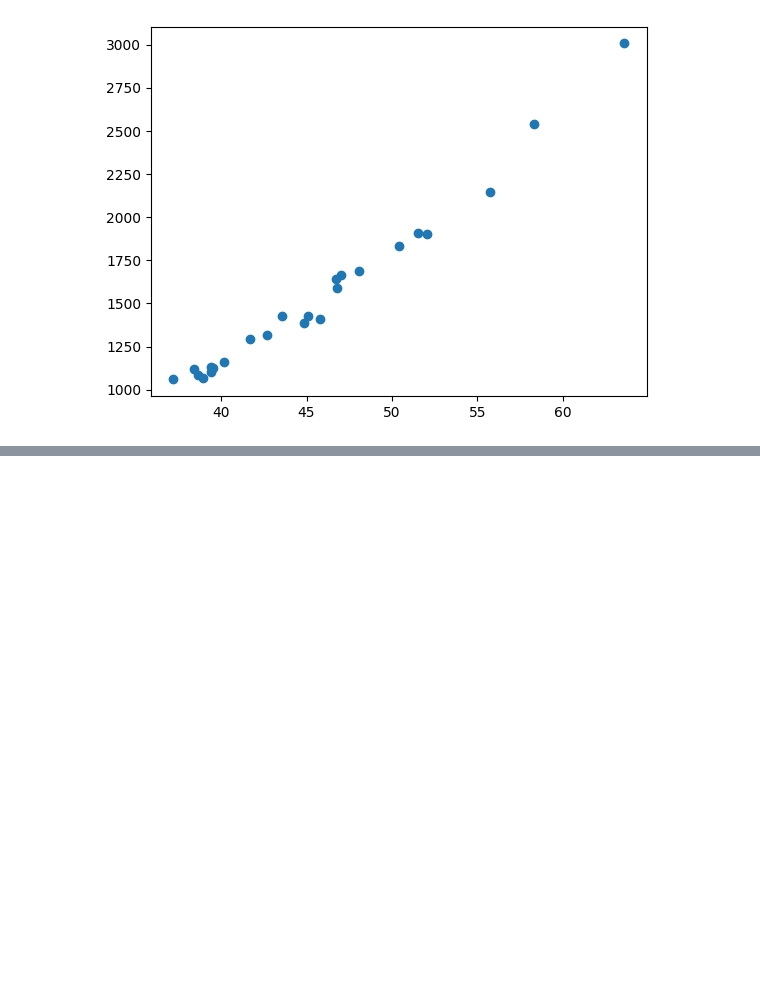
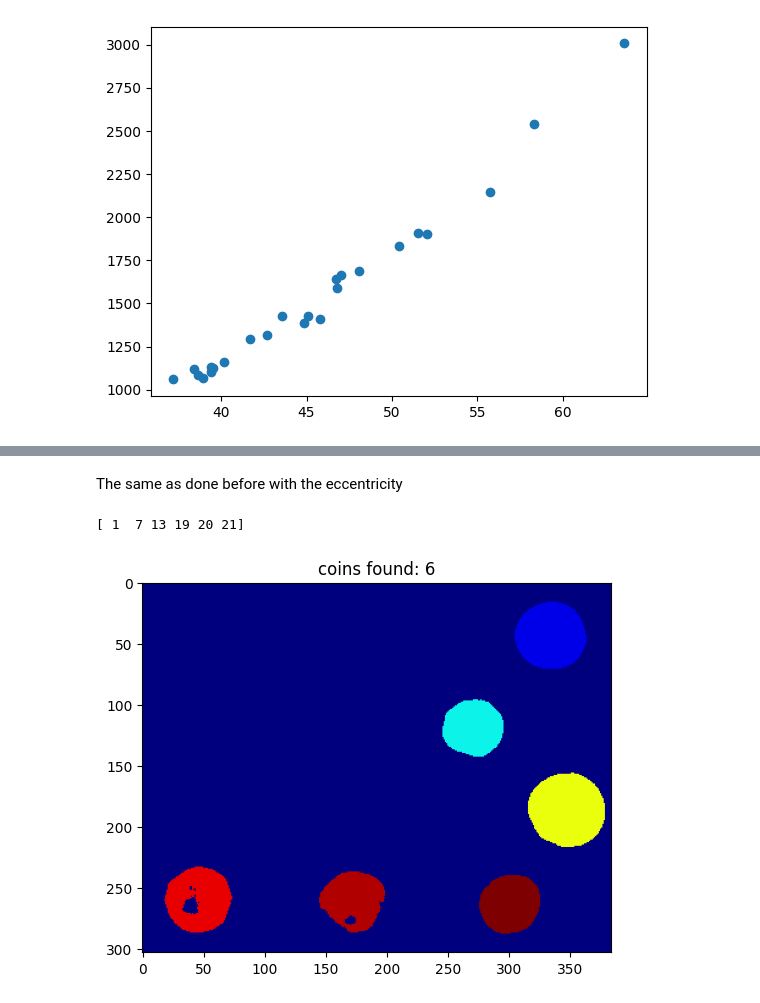
Before and after one commit to PacoElizondo/ComputerVisionUPT, a Jupyter notebook: Exam.ipynb, the cells around one changed output, grey strips where cells are left out. Saved outputs shown, nothing was run; the diff lists cells and outputs as text; code cells hidden in the pictures; blank space fills up the shorter version.

```diff
--- a/Exam.ipynb
+++ b/Exam.ipynb
@@ -147,0 +150,19 @@ plt.scatter(x=axis_major, y=area)
+# %% [markdown]
+The same as done before with the eccentricity
+# %%
+n_big_coins = np.array( ((df_features.area > 1750 )& (df_features.area < 4000 )))
+indices = np.where(n_big_coins)[0]
+print(indices)
+
+valid_big_coins = df_features['label'][n_big_coins].to_numpy()
+big_mask = (true_coins == valid_big_coins[0])
+for i in valid_big_coins:
+  big_mask |= (true_coins == i)
+big_coins = true_coins * big_mask
+fig = plt.figure()
+plt.imshow(big_coins, cmap='jet')
+plt.title('coins found: ' + str(indices.size))
+plt.show()
+# %% [output]
+[ 1  7 13 19 20 21]
+[figure, added]
```
Also changed, not shown: parts of 3 cells of this notebook.
